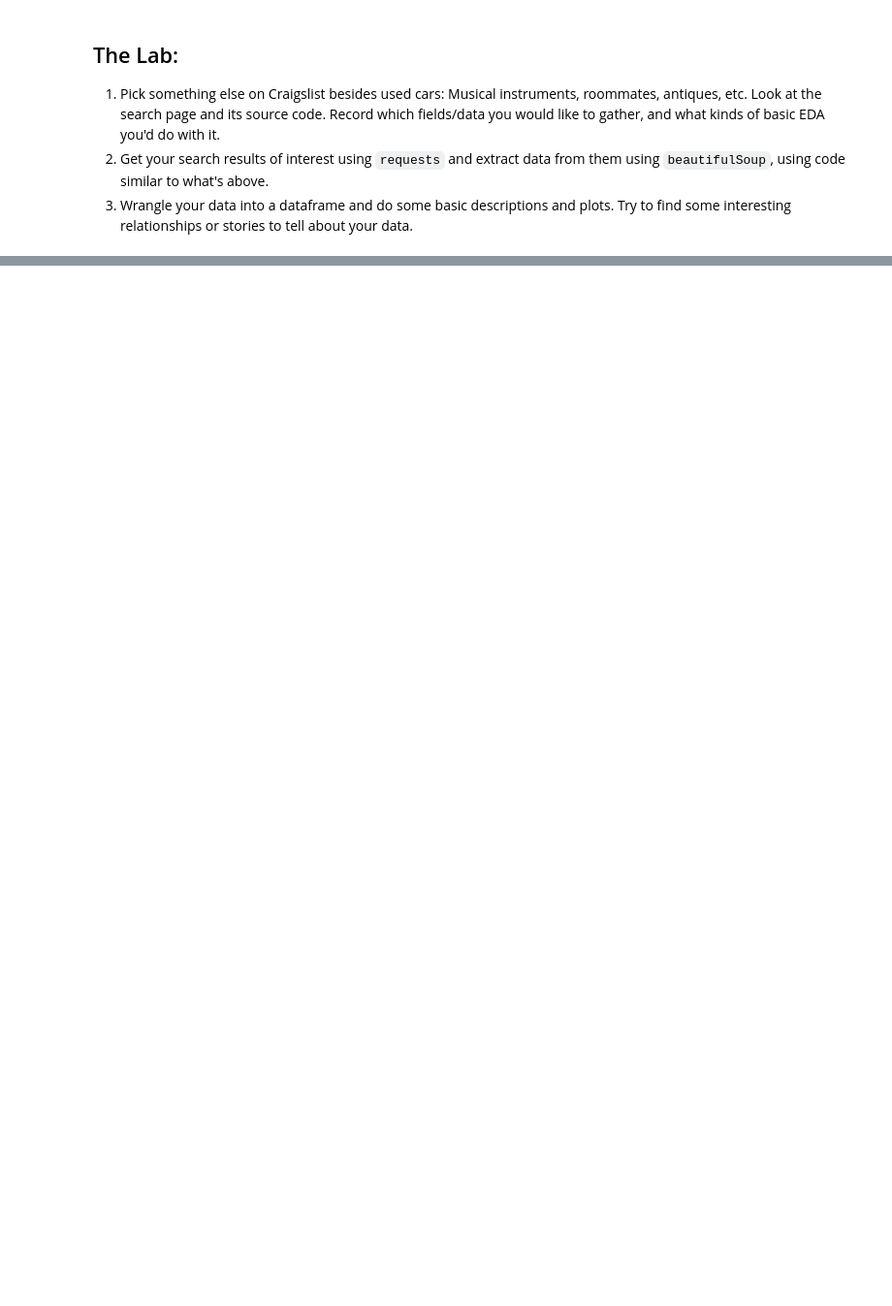
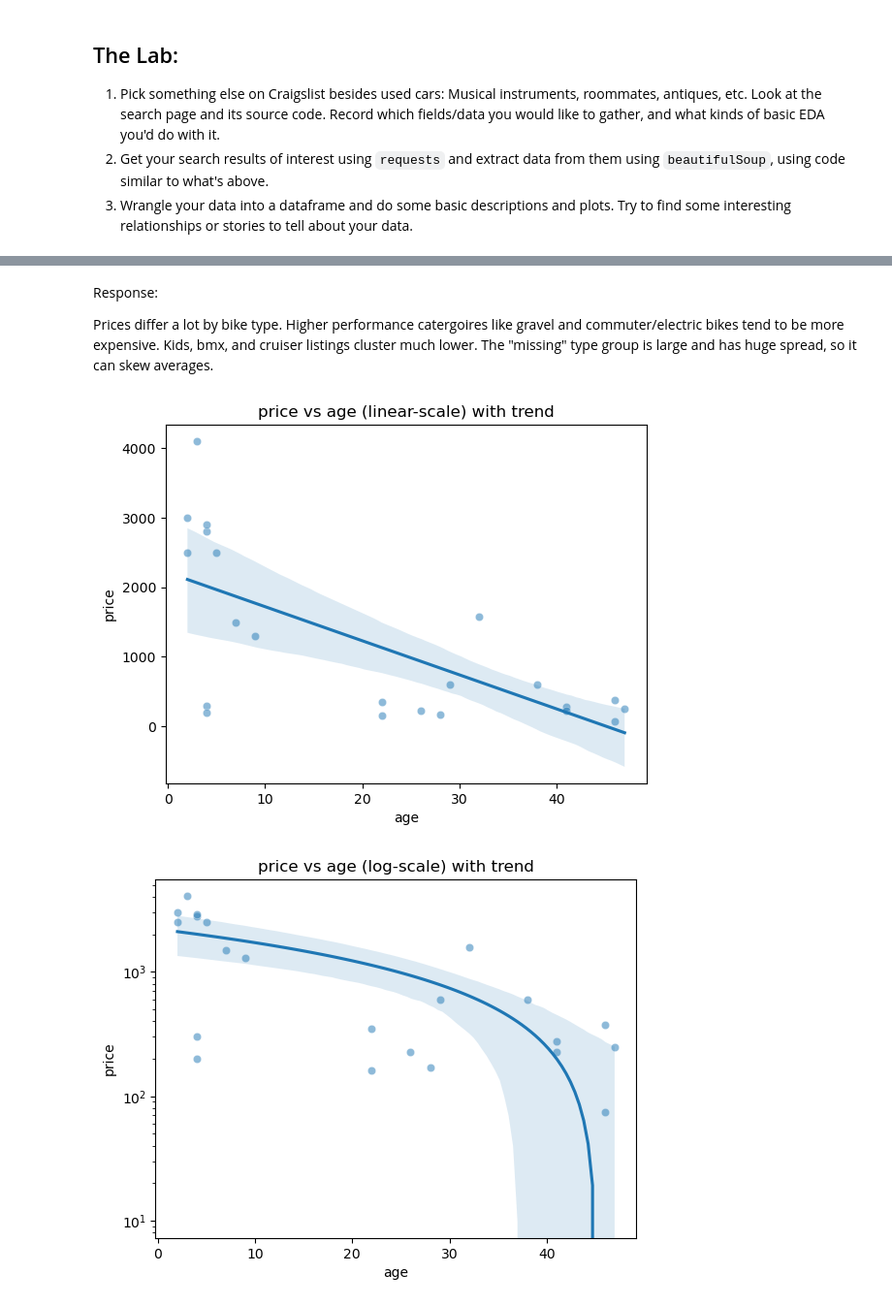
Before and after one commit to UVA-DS-CP/DS3001-SP26, a Jupyter notebook: wrangling/lab/lab_notebook.ipynb, the cells around one changed output, grey strips where cells are left out. Shown at 97% size. Drawn from its saved outputs; the diff is of its cells as text; code cells hidden in the pictures; blank space fills up the shorter version.

```diff
--- a/wrangling/lab/lab_notebook.ipynb
+++ b/wrangling/lab/lab_notebook.ipynb
@@ -209,0 +475,23 @@ log_age    -0.376511  1.000000
+# %% [markdown]
+Response:
+
+Prices differ a lot by bike type. Higher performance catergoires like gravel and commuter/electric bikes tend to be more expensive. Kids, bmx, and cruiser listings cluster much lower. The "missing" type group is large and has huge spread, so it can skew averages.
+# %%
+#Plot a regression plot of price vs age with both linear and log scales
+
+plt.figure()
+sns.scatterplot(data=df2, x="age", y="price", alpha=0.5)
+sns.regplot(data=df2, x="age", y="price", scatter=False)
+plt.yscale("linear")
+plt.title("price vs age (linear-scale) with trend")
+plt.show()
+
+plt.figure()
+sns.scatterplot(data=df2, x="age", y="price", alpha=0.5)
+sns.regplot(data=df2, x="age", y="price", scatter=False)
+plt.yscale("log")
+plt.title("price vs age (log-scale) with trend")
+plt.show()
+# %% [output]
+[figure, added]
+[figure, added]
```
Also changed, not shown: parts of 21 cells of this notebook, 1 other file.
